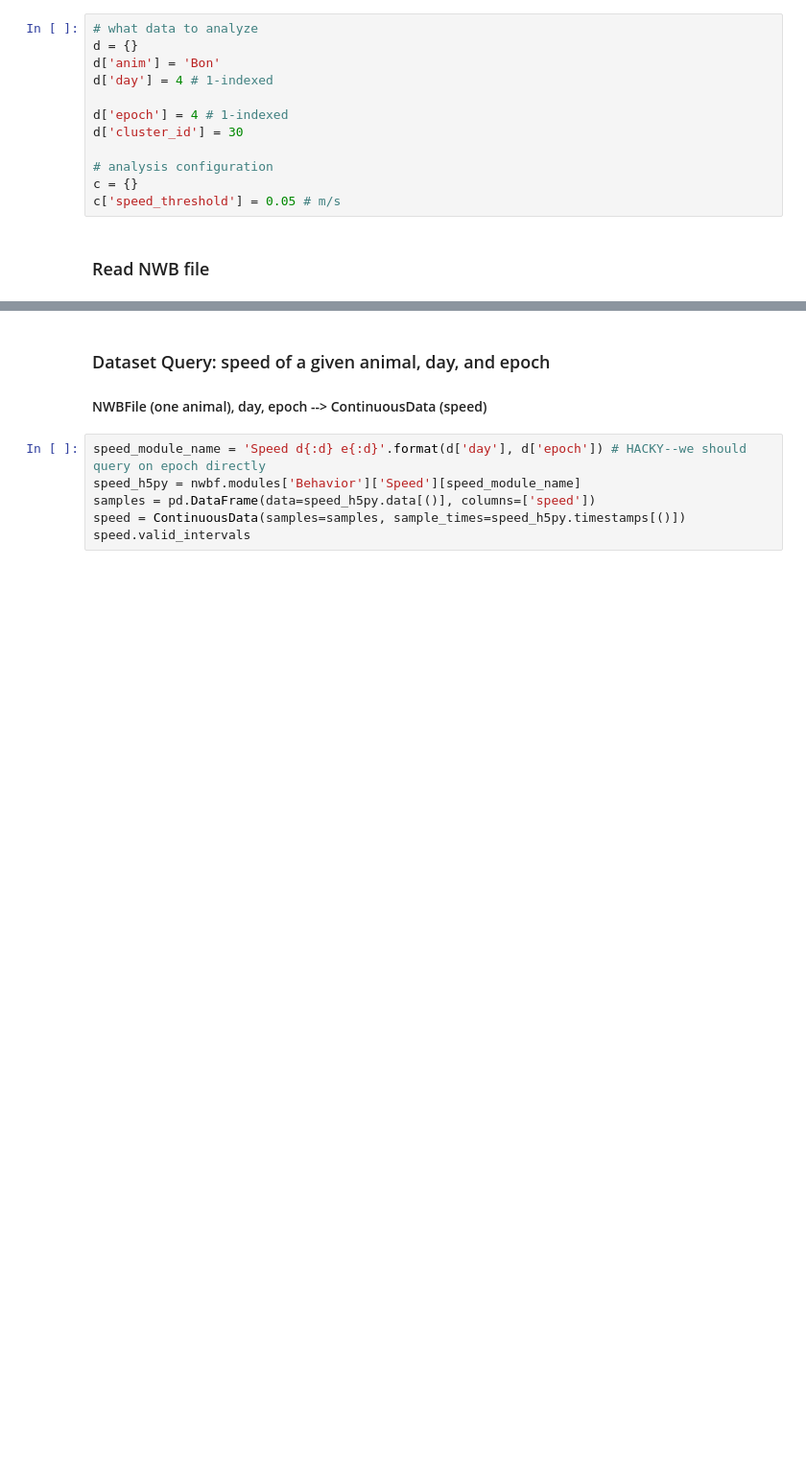
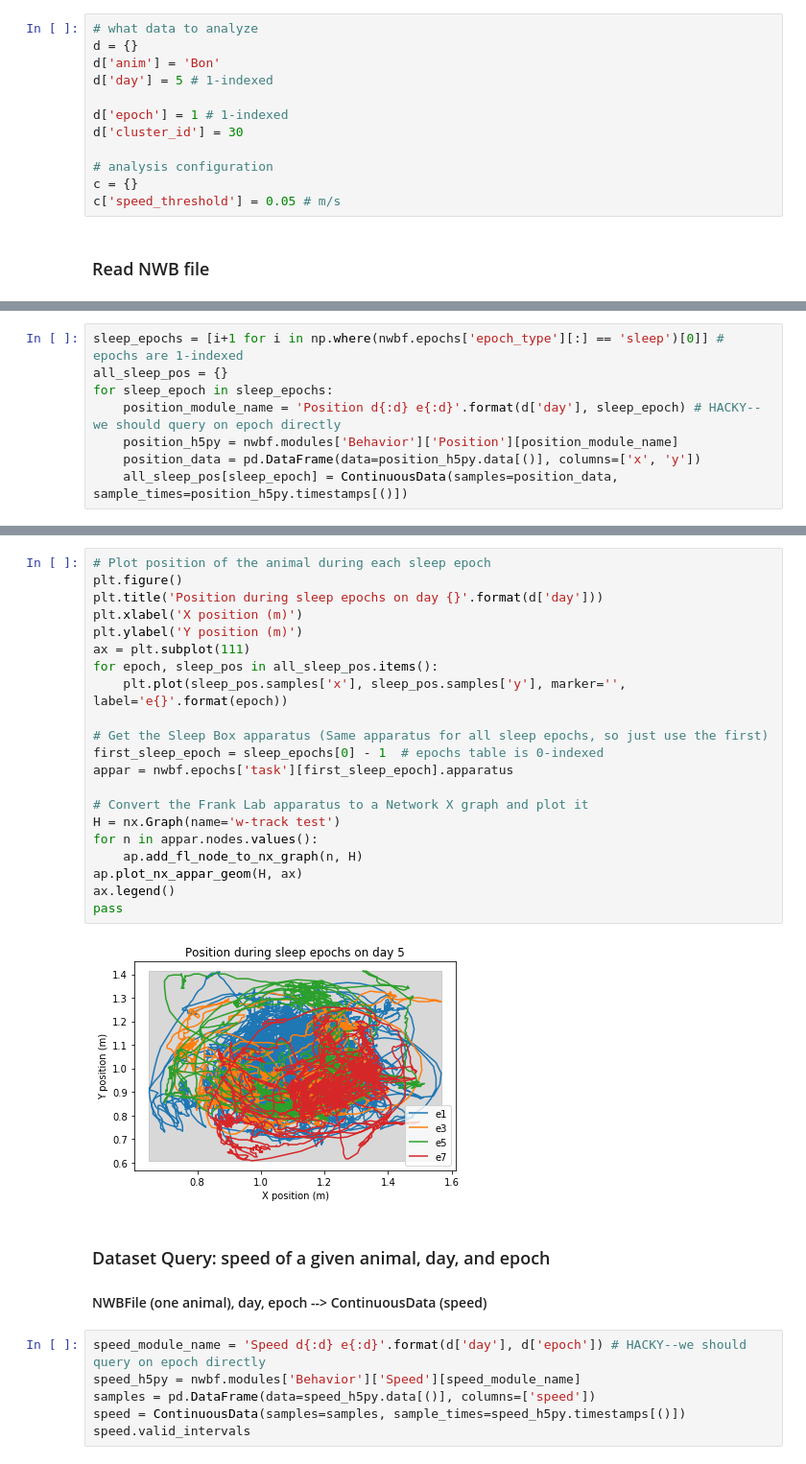
Before and after one commit to LorenFrankLab/franklab-nwb, a Jupyter notebook: place_field_with_queries.ipynb, the cells around one changed output, grey strips where cells are left out. Shown at 96% size. Cells and saved outputs as stored; diff of their text form; blank space fills up the shorter version.

Commit message:
FL: Add Polygon nodes to Apparatus extension. Round trip sleep box geometry through NWB and plot animal position in the sleep box.

```diff
--- a/place_field_with_queries.ipynb
+++ b/place_field_with_queries.ipynb
@@ -57,9 +55,9 @@ Analysis:
 # what data to analyze
 d = {}
 d['anim'] = 'Bon'
-d['day'] = 4 # 1-indexed
+d['day'] = 5 # 1-indexed
 
-d['epoch'] = 4 # 1-indexed
+d['epoch'] = 1 # 1-indexed
 d['cluster_id'] = 30
 
 # analysis configuration
@@ -86,0 +79,8 @@ Fields:
+# %%
+sleep_epochs = [i+1 for i in np.where(nwbf.epochs['epoch_type'][:] == 'sleep')[0]] # epochs are 1-indexed
+all_sleep_pos = {}
+for sleep_epoch in sleep_epochs:
+    position_module_name = 'Position d{:d} e{:d}'.format(d['day'], sleep_epoch) # HACKY--we should query on epoch directly
+    position_h5py = nwbf.modules['Behavior']['Position'][position_module_name]
+    position_data = pd.DataFrame(data=position_h5py.data[()], columns=['x', 'y'])
+    all_sleep_pos[sleep_epoch] = ContinuousData(samples=position_data, sample_times=position_h5py.timestamps[()])
@@ -87,3 +90,26 @@ Fields:
+# %%
+# Plot position of the animal during each sleep epoch
+plt.figure()
+plt.title('Position during sleep epochs on day {}'.format(d['day']))
+plt.xlabel('X position (m)')
+plt.ylabel('Y position (m)')
+ax = plt.subplot(111)
+for epoch, sleep_pos in all_sleep_pos.items():
+    plt.plot(sleep_pos.samples['x'], sleep_pos.samples['y'], marker='', label='e{}'.format(epoch))
+
+# Get the Sleep Box apparatus (Same apparatus for all sleep epochs, so just use the first)
+first_sleep_epoch = sleep_epochs[0] - 1  # epochs table is 0-indexed
+appar = nwbf.epochs['task'][first_sleep_epoch].apparatus
+
+# Convert the Frank Lab apparatus to a Network X graph and plot it
+H = nx.Graph(name='w-track test')
+for n in appar.nodes.values():
+    ap.add_fl_node_to_nx_graph(n, H)
+ap.plot_nx_appar_geom(H, ax)
+ax.legend()
+pass
+# %% [output]
+[figure, added]
 # %% [markdown]
 ### Dataset Query: speed of a given animal, day, and epoch
 #### NWBFile (one animal), day, epoch --> ContinuousData (speed)
```
Also changed, not shown: parts of 18 cells of this notebook, 4 other files.
